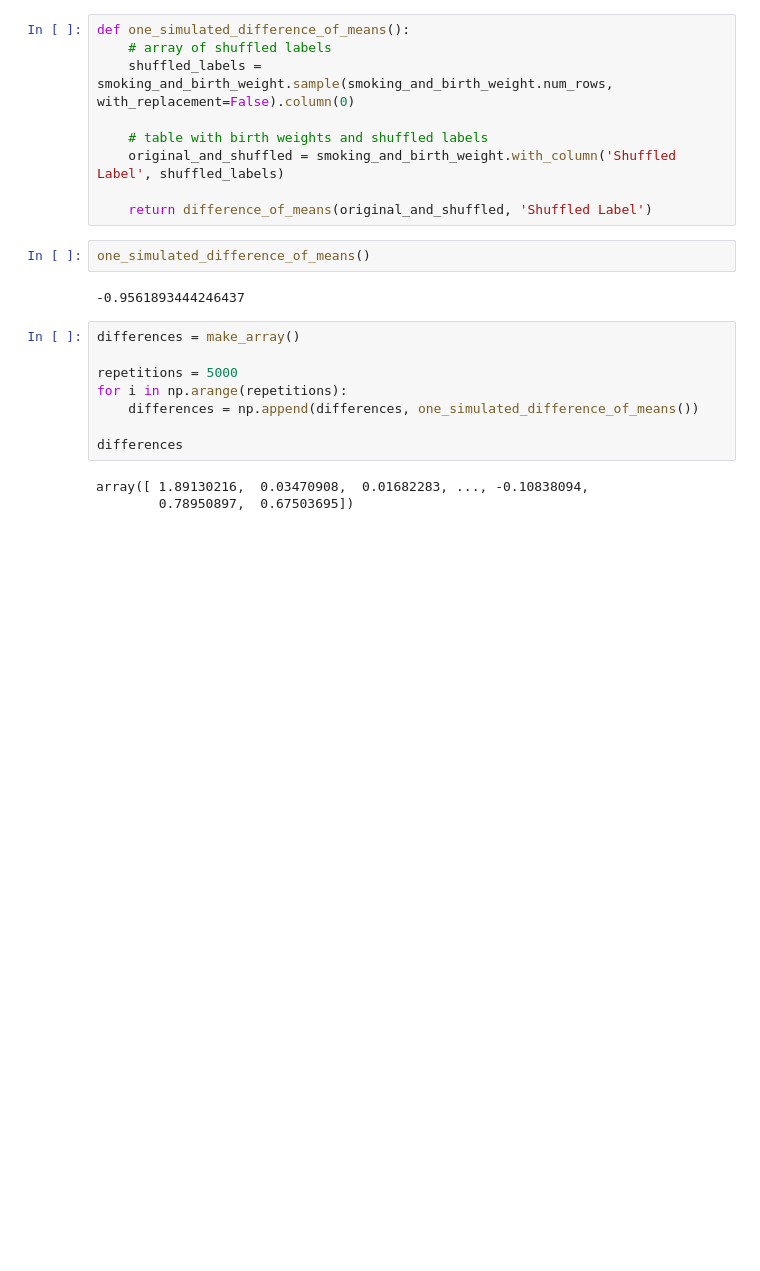
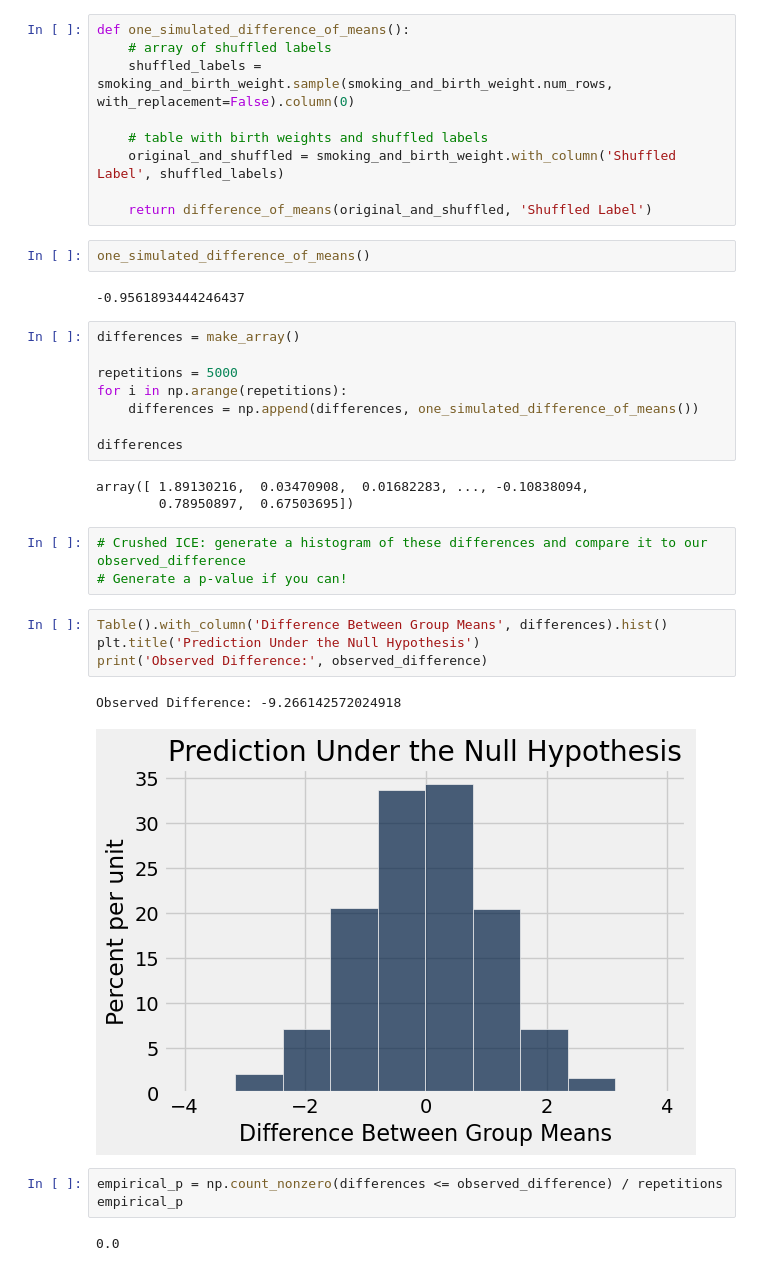
Before and after one commit to lawtonsclass/s26-code-from-class, a Jupyter notebook: data8/ch12.ipynb, the cells around one changed output. Saved outputs shown, nothing was run; the diff lists cells and outputs as text; blank space fills up the shorter version.

```diff
--- a/data8/ch12.ipynb
+++ b/data8/ch12.ipynb
@@ -172,3 +172,18 @@ differences
 # %% [output]
 array([ 1.89130216,  0.03470908,  0.01682283, ..., -0.10838094,
         0.78950897,  0.67503695])
+# %%
+# Crushed ICE: generate a histogram of these differences and compare it to our observed_difference
+# Generate a p-value if you can!
+# %%
+Table().with_column('Difference Between Group Means', differences).hist()
+plt.title('Prediction Under the Null Hypothesis')
+print('Observed Difference:', observed_difference)
+# %% [output]
+Observed Difference: -9.266142572024918
+[figure, added]
+# %%
+empirical_p = np.count_nonzero(differences <= observed_difference) / repetitions
+empirical_p
+# %% [output]
+0.0
```
